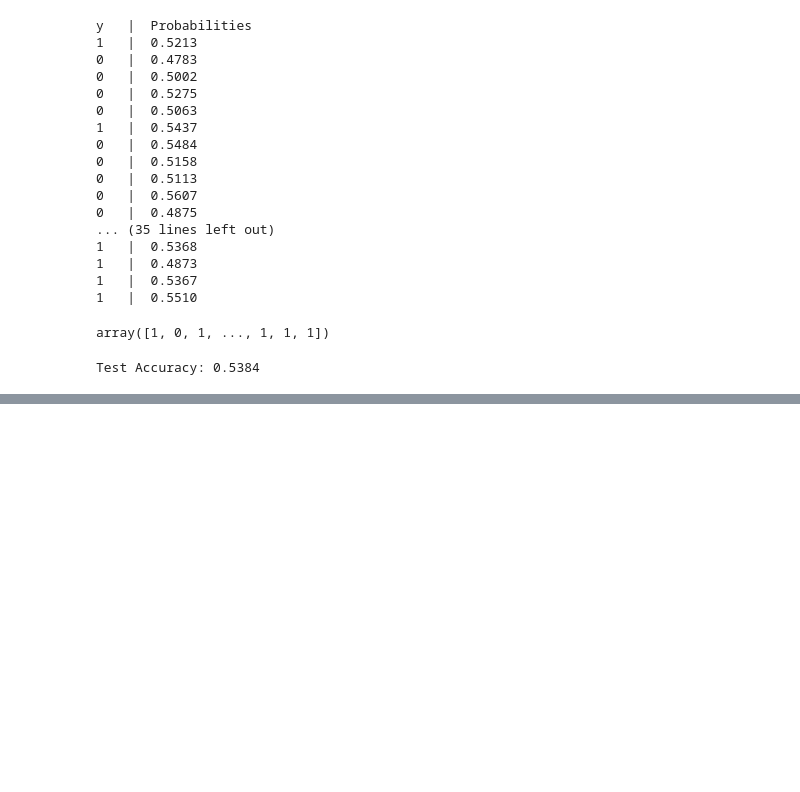
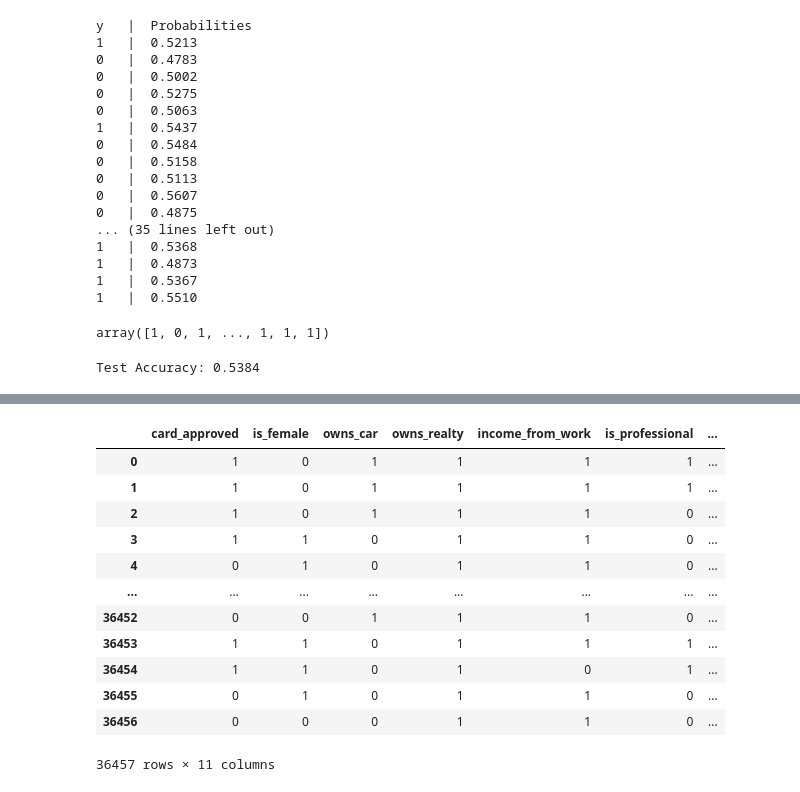
Before and after one commit to princeKike27/Credit-Card-Approval-Prediction, a Jupyter notebook: Credit_Car_Approval_Prediction.ipynb, the cells around one changed output, grey strips where cells are left out. Drawn from its saved outputs; the diff is of its cells as text; code cells hidden in the pictures; blank space fills up the shorter version.

```diff
--- a/Credit_Car_Approval_Prediction.ipynb
+++ b/Credit_Car_Approval_Prediction.ipynb
@@ -3090,0 +3112,22 @@ Test Accuracy: 0.5384
+# %%
+# select columns from df_appli_labels
+df_appli_labels = df_appli_labels[['card_approved', 'is_female', 'owns_car', 'owns_realty',
+                                   'income_from_work', 'is_professional', 'manager_or_high_skill_worker',
+                                   'lives_in_own_house', 'is_married', 'have_children','at_most_median_income']]
+
+
+df_appli_labels
+# %% [output]
+|  | card_approved | is_female | owns_car | owns_realty | income_from_work | is_professional | ... |
+| 0 | 1 | 0 | 1 | 1 | 1 | 1 | ... |
+| 1 | 1 | 0 | 1 | 1 | 1 | 1 | ... |
+| 2 | 1 | 0 | 1 | 1 | 1 | 0 | ... |
+| 3 | 1 | 1 | 0 | 1 | 1 | 0 | ... |
+| 4 | 0 | 1 | 0 | 1 | 1 | 0 | ... |
+| ... | ... | ... | ... | ... | ... | ... | ... |
+| 36452 | 0 | 0 | 1 | 1 | 1 | 0 | ... |
+| 36453 | 1 | 1 | 0 | 1 | 1 | 1 | ... |
+| 36454 | 1 | 1 | 0 | 1 | 0 | 1 | ... |
+| 36455 | 0 | 1 | 0 | 1 | 1 | 0 | ... |
+| 36456 | 0 | 0 | 0 | 1 | 1 | 0 | ... |
+36457 rows × 11 columns
```
Also changed, not shown: parts of 26 cells of this notebook.
